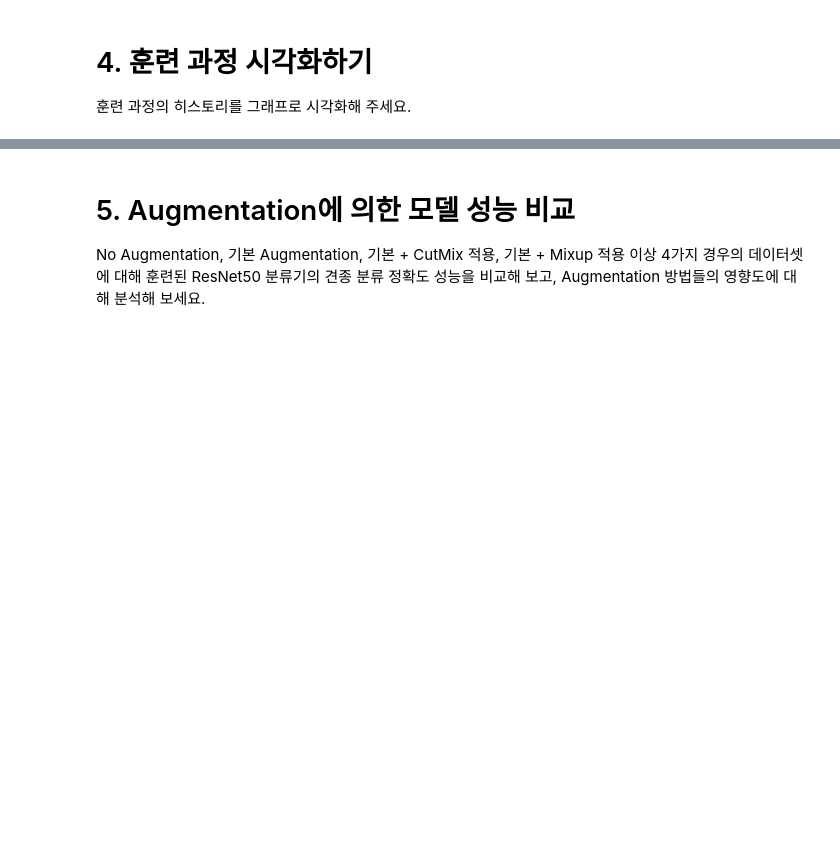
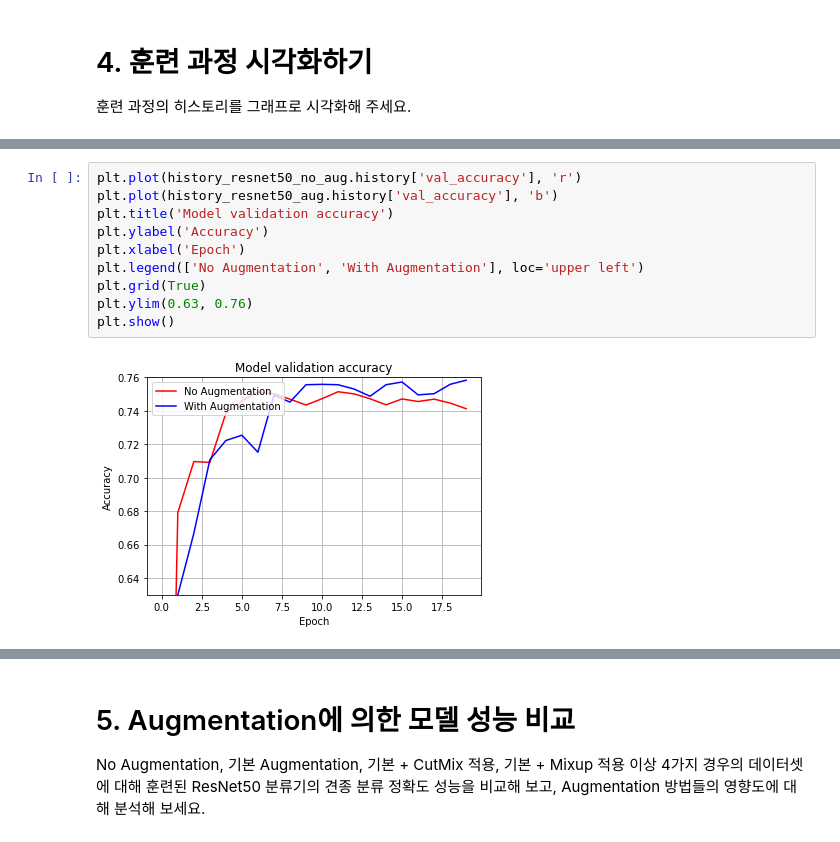
Before and after one commit to Jenny-Jo/aiffel1, a Jupyter notebook: data_augmentation.ipynb, the cells around one changed output, grey strips where cells are left out. Cells and saved outputs as stored; diff of their text form; blank space fills up the shorter version.

```diff
--- a/data_augmentation.ipynb
+++ b/data_augmentation.ipynb
@@ -62,0 +377,12 @@ Q3. sparse_categorical_crossentropy()를 사용하지 못하는 이유가 뭘까
+# %%
+plt.plot(history_resnet50_no_aug.history['val_accuracy'], 'r')
+plt.plot(history_resnet50_aug.history['val_accuracy'], 'b')
+plt.title('Model validation accuracy')
+plt.ylabel('Accuracy')
+plt.xlabel('Epoch')
+plt.legend(['No Augmentation', 'With Augmentation'], loc='upper left')
+plt.grid(True)
+plt.ylim(0.63, 0.76)
+plt.show()
+# %% [output]
+[figure, added]
```
Also changed, not shown: parts of 33 cells of this notebook.
